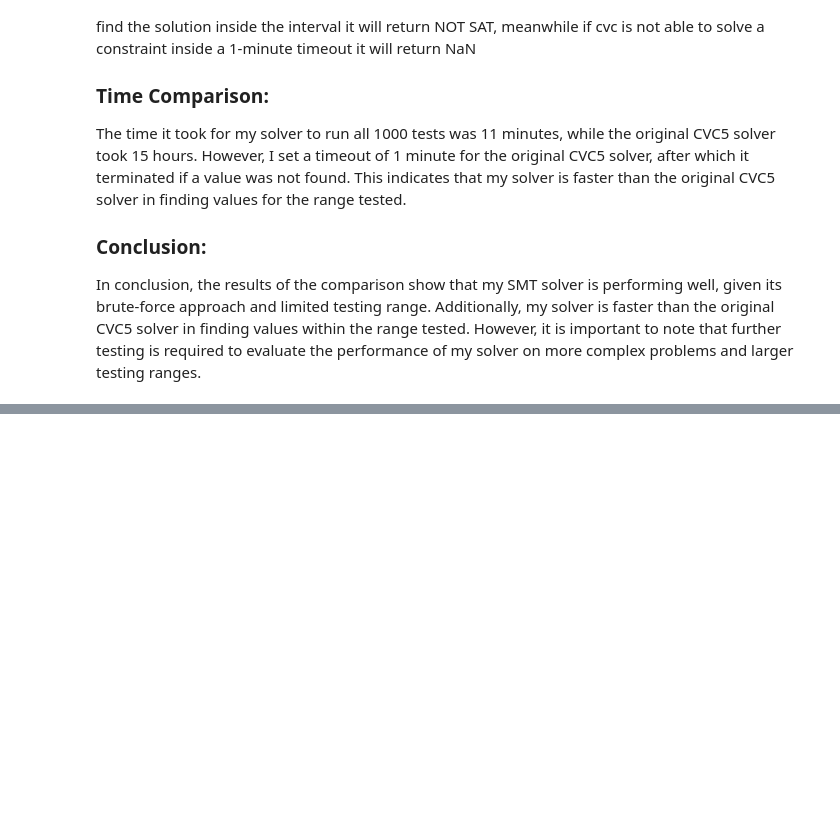
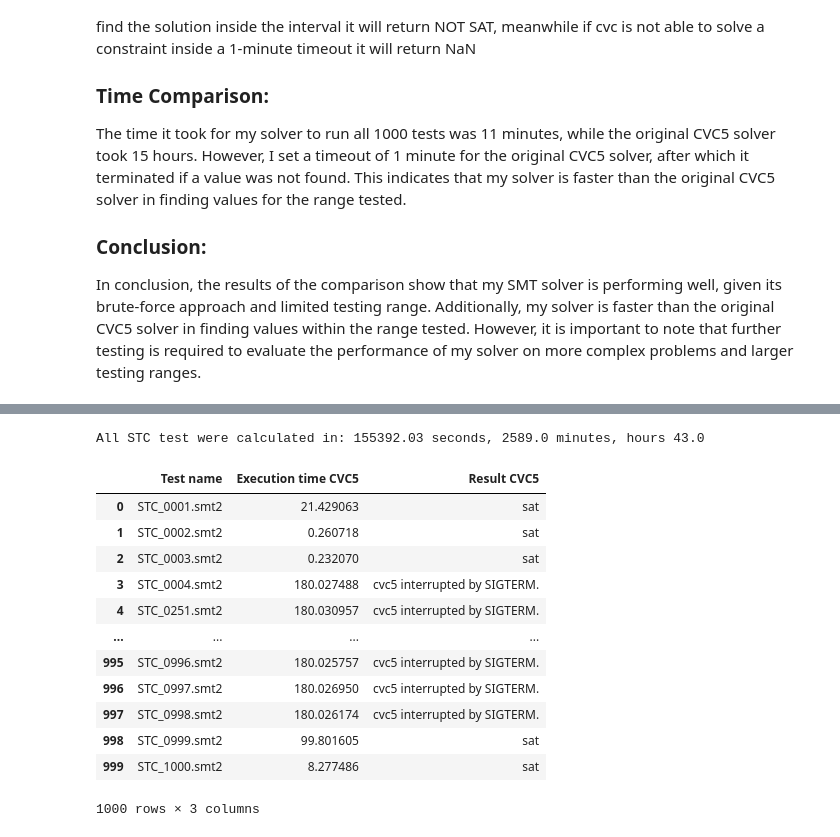
Before and after one commit to burbyleonid/BIE-BAP, a Jupyter notebook: code/src/analysis.ipynb, the cells around one changed output, grey strips where cells are left out. Saved outputs shown, nothing was run; the diff lists cells and outputs as text; code cells hidden in the pictures; blank space fills up the shorter version.

```diff
--- a/code/src/analysis.ipynb
+++ b/code/src/analysis.ipynb
@@ -141,0 +177,36 @@ In conclusion, the results of the comparison show that my SMT solver is performi
+# %%
+# Reading values from original cvc5 executable and collecting basic statistics
+import pandas as pd
+
+df_orig = pd.read_csv(".\\results_original_cvc5_time_out_3_min.csv")
+
+# calculate the total execution time
+total_execution_time_sec = round(df_orig['Execution time'].sum(), 2)
+minutes = total_execution_time_sec // 60
+hours = minutes // 60
+
+print("All STC test were calculated in: {} seconds, {} minutes, hours {}".format(total_execution_time_sec, minutes, hours))
+# print("Inmortant note, that timeout was set to 1 minute!")
+
+# extract the test name and rename columns
+df_orig['Test name'] = df_orig['Test name'].apply(lambda x: x.split('/')[-1])
+df_orig = df_orig.rename(columns={'Execution time': 'Execution time CVC5'})
+df_orig = df_orig.rename(columns={'Result': 'Result CVC5'})
+
+
+df_orig
+# %% [output]
+All STC test were calculated in: 155392.03 seconds, 2589.0 minutes, hours 43.0
+|  | Test name | Execution time CVC5 | Result CVC5 |
+| 0 | STC_0001.smt2 | 21.429063 | sat |
+| 1 | STC_0002.smt2 | 0.260718 | sat |
+| 2 | STC_0003.smt2 | 0.232070 | sat |
+| 3 | STC_0004.smt2 | 180.027488 | cvc5 interrupted by SIGTERM. |
+| 4 | STC_0251.smt2 | 180.030957 | cvc5 interrupted by SIGTERM. |
+| ... | ... | ... | ... |
+| 995 | STC_0996.smt2 | 180.025757 | cvc5 interrupted by SIGTERM. |
+| 996 | STC_0997.smt2 | 180.026950 | cvc5 interrupted by SIGTERM. |
+| 997 | STC_0998.smt2 | 180.026174 | cvc5 interrupted by SIGTERM. |
+| 998 | STC_0999.smt2 | 99.801605 | sat |
+| 999 | STC_1000.smt2 | 8.277486 | sat |
+1000 rows × 3 columns
```
Also changed, not shown: parts of 2 cells of this notebook, 6 other files.
